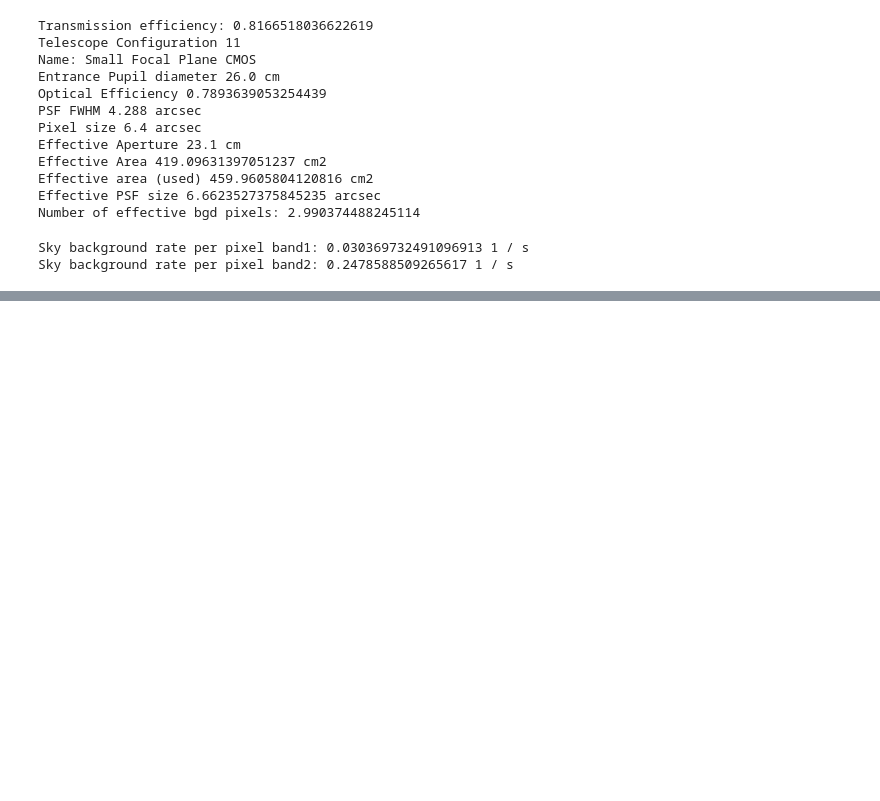
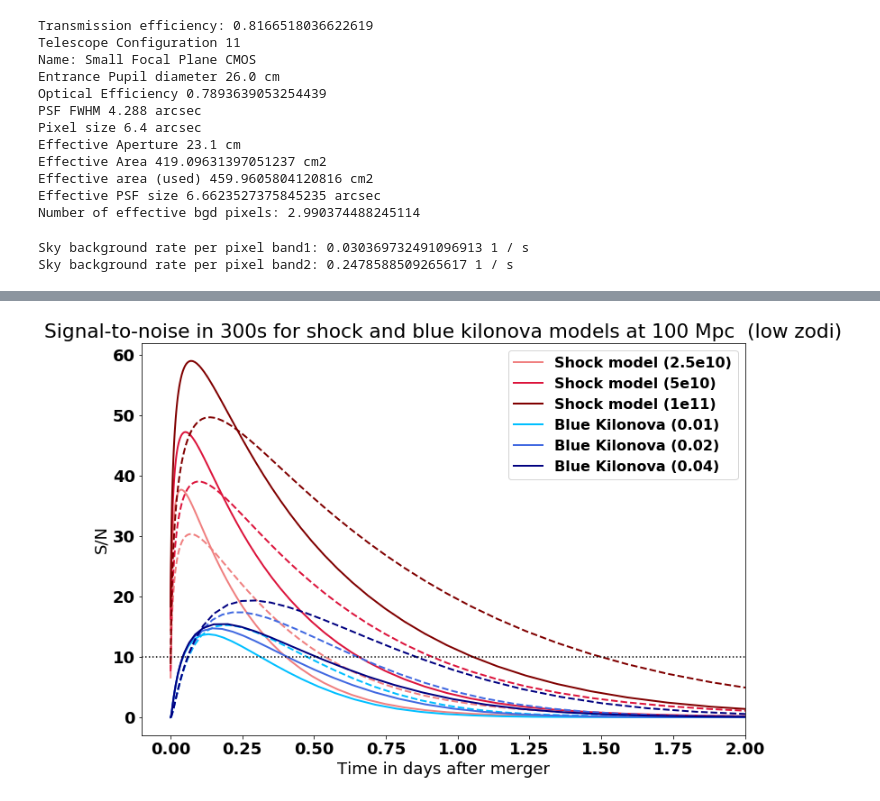
Before and after one commit to bwgref/duet-astro, a Jupyter notebook: notebooks/GWEM_lightcurves_and_sensitivities.ipynb, the cells around one changed output, grey strips where cells are left out. Saved outputs shown, nothing was run; the diff lists cells and outputs as text; code cells hidden in the pictures; blank space fills up the shorter version.

```diff
--- a/notebooks/GWEM_lightcurves_and_sensitivities.ipynb
+++ b/notebooks/GWEM_lightcurves_and_sensitivities.ipynb
@@ -258,0 +331,26 @@ blukn_lc['mag_D2'].unit = u.ABmag
+# %%
+plt.plot(shock_2e10_snr[1,:,0],shock_2e10_snr[1,:,1], color='lightcoral', linestyle='-', linewidth=2, label='Shock model (2.5e10)')
+plt.plot(shock_2e10_snr[1,:,0],shock_2e10_snr[1,:,2], color='lightcoral', linestyle='--', linewidth=2, label='_Shock model (2.5e10)')
+plt.plot(shock_5e10_snr[1,:,0],shock_5e10_snr[1,:,1], color='crimson', linestyle='-', linewidth=2, label='Shock model (5e10)')
+plt.plot(shock_5e10_snr[1,:,0],shock_5e10_snr[1,:,2], color='crimson', linestyle='--', linewidth=2, label='_Shock model (5e10)')
+plt.plot(shock_1e11_snr[1,:,0],shock_1e11_snr[1,:,1], color='maroon', linestyle='-', linewidth=2, label='Shock model (1e11)')
+plt.plot(shock_1e11_snr[1,:,0],shock_1e11_snr[1,:,2], color='maroon', linestyle='--', linewidth=2, label='_Shock model (1e11)')
+
+plt.plot(blukn_01_snr[1,:,0],blukn_01_snr[1,:,1], color='deepskyblue', linestyle='-', linewidth=2, label='Blue Kilonova (0.01)')
+plt.plot(blukn_01_snr[1,:,0],blukn_01_snr[1,:,2], color='deepskyblue', linestyle='--', linewidth=2, label='_Blue Kilonova (0.01)')
+plt.plot(blukn_02_snr[1,:,0],blukn_02_snr[1,:,1], color='royalblue', linestyle='-', linewidth=2, label='Blue Kilonova (0.02)')
+plt.plot(blukn_02_snr[1,:,0],blukn_02_snr[1,:,2], color='royalblue', linestyle='--', linewidth=2, label='_Blue Kilonova (0.02)')
+plt.plot(blukn_04_snr[1,:,0],blukn_04_snr[1,:,1], color='navy', linestyle='-', linewidth=2, label='Blue Kilonova (0.04)')
+plt.plot(blukn_04_snr[1,:,0],blukn_04_snr[1,:,2], color='navy', linestyle='--', linewidth=2, label='_Blue Kilonova (0.04)')
+
+
+plt.axhline(y=10,xmin=0,xmax=1,color='black',linestyle=':')
+#plt.ylim(26,18)
+plt.xlim(-0.1,2)
+plt.legend(fontsize=16)
+plt.xlabel('Time in days after merger')
+plt.ylabel(r'S/N')
+plt.title('Signal-to-noise in 300s for shock and blue kilonova models at 100 Mpc  (low zodi)')
+plt.show()
+# %% [output]
+[figure, added]
```
Also changed, not shown: parts of 15 cells of this notebook, 27 other files.
